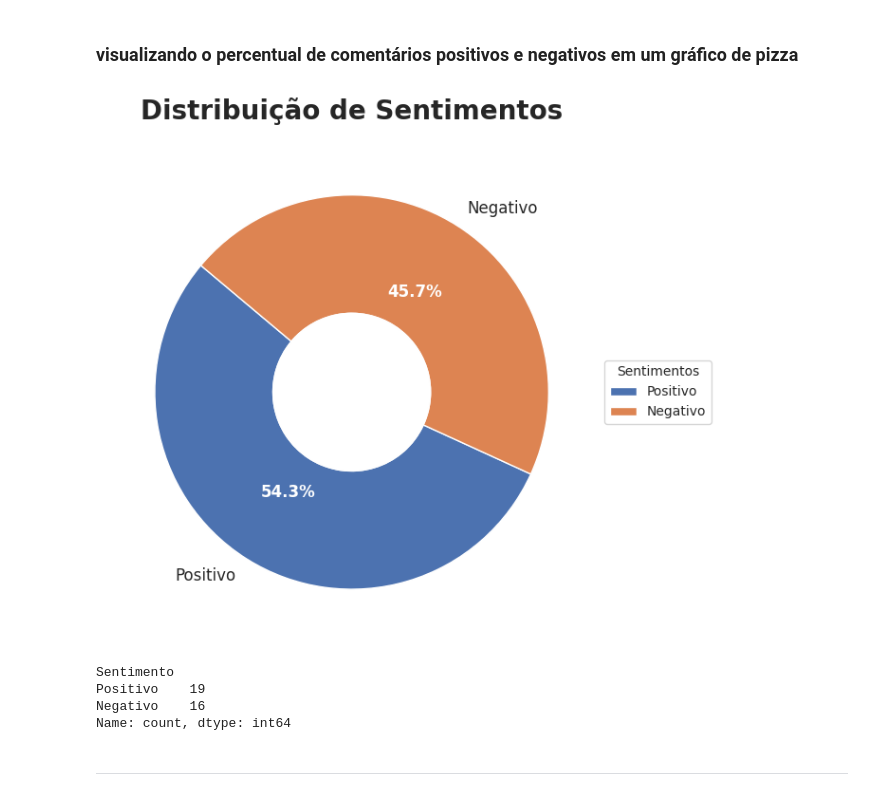
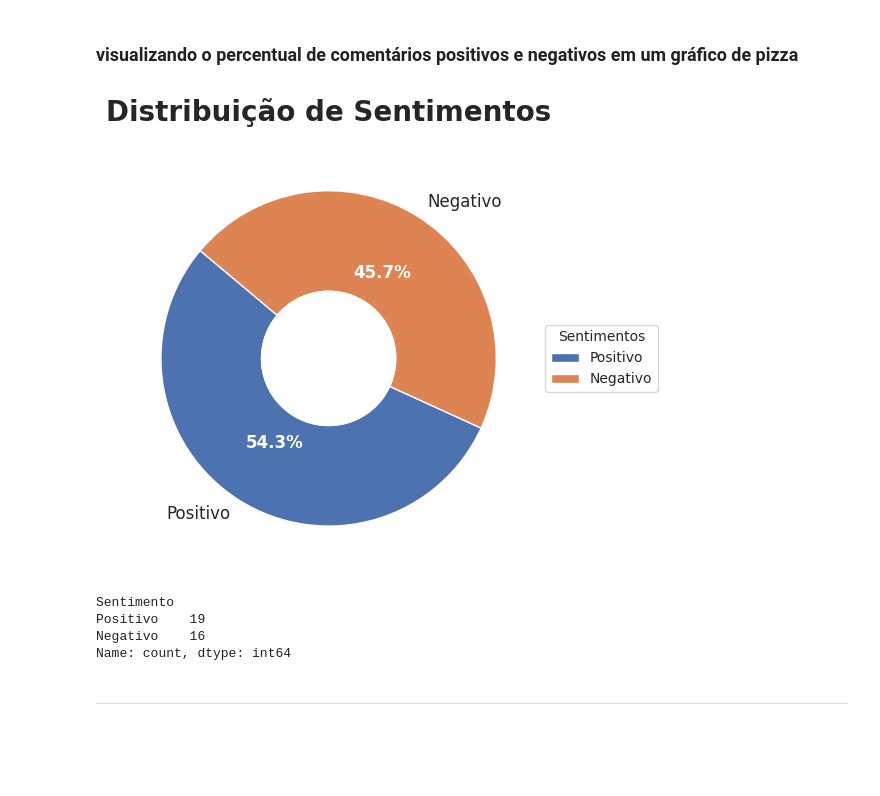
Before and after one commit to jlcamelo2350/Dados-e-automacao, a Jupyter notebook: Análise de Setimentos/Projeto_análise_de_sentimentos.ipynb, the cells around one changed output. Drawn from its saved outputs; the diff is of its cells as text; code cells hidden in the pictures; blank space fills up the shorter version.

```diff
--- a/Análise de Setimentos/Projeto_análise_de_sentimentos.ipynb
+++ b/Análise de Setimentos/Projeto_análise_de_sentimentos.ipynb
@@ -349,7 +394,7 @@ sentimento_counts = df['Sentimento'].value_counts()
 sns.set_style("whitegrid")
 
 # Criando o gráfico de pizza
-plt.figure(figsize=(9, 6))
+plt.figure(figsize=(8, 5))
 
 # Nova paleta de cores mais vibrante
 colors = sns.color_palette("deep")
@@ -361,34 +406,34 @@ wedges, texts, autotexts = plt.pie(sentimento_counts,
                                    startangle=140,
                                    wedgeprops=dict(width=0.6, edgecolor='white'))
 
 # Adicionando um círculo no centro para criar um efeito de rosca
 centre_circle = plt.Circle((0,0), 0.40, fc='white')
 fig = plt.gcf()
 fig.gca().add_artist(centre_circle)
 
 # Estilizando os textos
 plt.setp(autotexts, size=12, weight="bold", color="white")
 plt.setp(texts, size=12)
 
 # Adicionando título
 plt.title('Distribuição de Sentimentos', fontsize=20, fontweight='bold', pad=20)
 
 # Adicionando uma legenda
 plt.legend(wedges, sentimento_counts.index,
            title="Sentimentos",
            loc="center left",
            bbox_to_anchor=(1, 0, 0.5, 1))
 
 # Ajustando o layout
 plt.tight_layout()
 
 # Exibindo o gráfico
 plt.show()
 
 # Imprimindo os dados para verificação
 print(sentimento_counts)
 # %% [output]
-[figure, old version]
+[figure, new version]
 Sentimento
 Positivo    19
 Negativo    16
```
Also changed, not shown: parts of 17 cells of this notebook.
